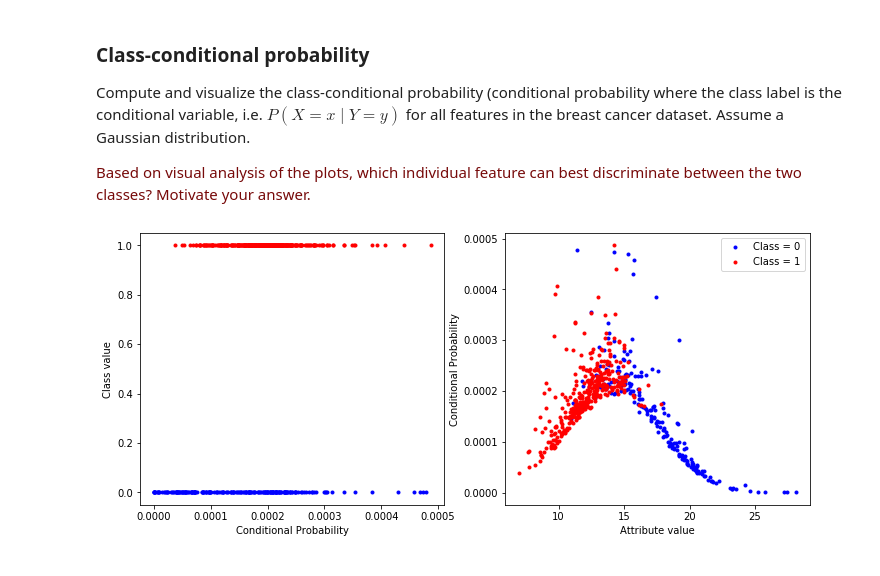
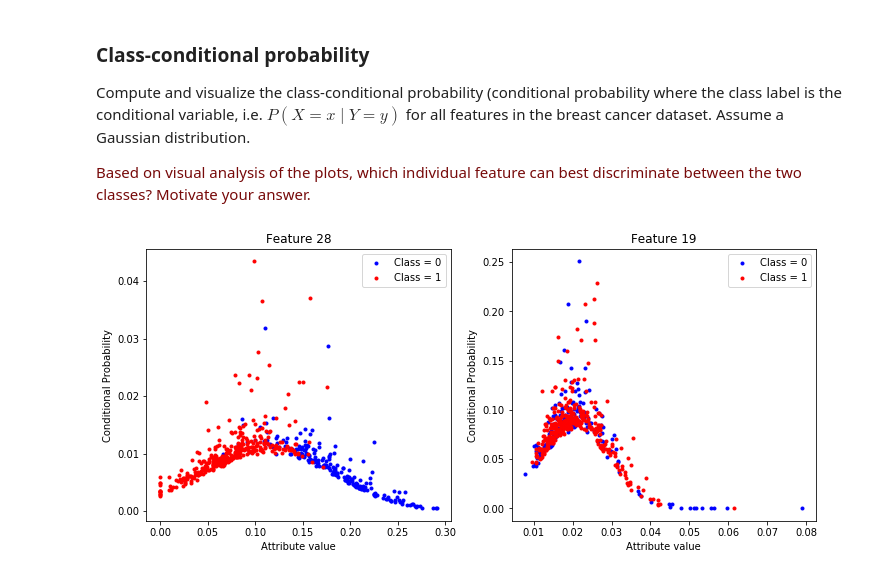
Before and after one commit to tdewaard/8dm40-machine-learning, a Jupyter notebook: practicals/week_1.ipynb, the cells around one changed output. Drawn from its saved outputs; the diff is of its cells as text; code cells hidden in the pictures.

Commit message:
probability opdracht

```diff
--- a/practicals/week_1.ipynb
+++ b/practicals/week_1.ipynb
@@ -190,32 +190,36 @@ Compute and visualize the class-conditional probability (conditional probability
 # %%
 import class_cond_prop
 import matplotlib.pyplot as plt
 from class_cond_prop import *
 il.reload(class_cond_prop)
 
 x_cancer = breast_cancer.data
 y_cancer = breast_cancer.target[:, np.newaxis]
 
 # compute matrix containing all conditional probabilities per attribute
 CP = cond_prop(x_cancer, y_cancer)
 
 # visualisation for one attribute
 i = y_cancer[:, 0] > 0
 j = y_cancer[:, 0] == 0
+
 # change idx (0 - 29) for different attribute inspection
-idx = 0
+idx = 27
+fig, ax = plt.subplots(nrows=1, ncols=2, figsize=(12, 5))
+ax[0].plot(x_cancer[j, idx],CP[j, idx], 'b.', label="Class = 0")
+ax[0].plot(x_cancer[i, idx], CP[i, idx], 'r.', label="Class = 1")
+ax[0].set_xlabel("Attribute value")
+ax[0].set_ylabel("Conditional Probability")
+ax[0].set_title("Feature "+ str(idx+1))
+ax[0].legend()
 
-fig, ax = plt.subplots(nrows=1, ncols=2, figsize=(12, 5))
-ax[0].plot(CP[i, idx], y_cancer[i], 'r.', label="Class = 0")
-ax[0].plot(CP[j, idx], y_cancer[j], 'b.', label="Class = 1")
-ax[0].set_xlabel("Conditional Probability")
-ax[0].set_ylabel("Class value")
-
+idx = 18
 ax[1].plot(x_cancer[j, idx],CP[j, idx], 'b.', label="Class = 0")
 ax[1].plot(x_cancer[i, idx], CP[i, idx], 'r.', label="Class = 1")
 ax[1].set_xlabel("Attribute value")
 ax[1].set_ylabel("Conditional Probability")
+ax[1].set_title("Feature "+ str(idx+1))
 ax[1].legend()
 plt.show()
 # %% [output]
-[figure, old version]
+[figure, new version]
```
Also changed, not shown: parts of 1 cell of this notebook, 2 other files.
